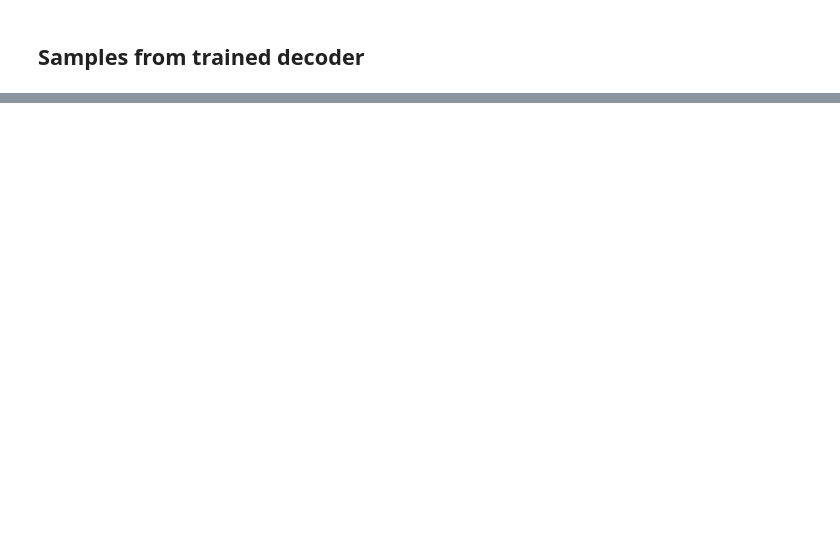
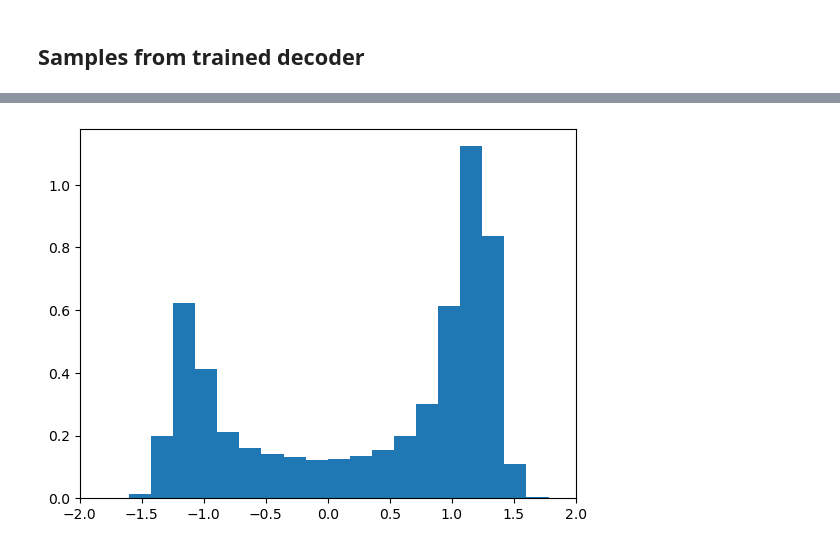
Before and after one commit to elizavetasemenova/PriorCVAE_JAX, a Jupyter notebook: examples/DW_SDE_PriorVAE.ipynb, the cells around one changed output, grey strips where cells are left out. Saved outputs shown, nothing was run; the diff lists cells and outputs as text; code cells hidden in the pictures; blank space fills up the shorter version.

```diff
--- a/examples/DW_SDE_PriorVAE.ipynb
+++ b/examples/DW_SDE_PriorVAE.ipynb
@@ -141,7 +171,15 @@ key = jax.random.PRNGKey(rnd.randint(0, 9999))
 rng, z_rng, init_rng = jax.random.split(key, 3)
 z = jax.random.normal(z_rng, (2000, latent_dim))
 
-decoder = MLPDecoder(hidden_dim, out_dim)
-out = decoder.apply({'params': decoder_params}, z)
+if decoder_twoheads:
+    decoder = MLPDecoderTwoHeads(hidden_dim, out_dim, activation_fn)
+    out_m, out_log_S = decoder.apply({'params': decoder_params}, z)
+    # sampling
+    out_std = jnp.exp(0.5 * out_log_S)
+    eps = jax.random.normal(rng, out_std.shape)
+    out = out_m + eps * out_std
+else:
+    decoder = MLPDecoder(hidden_dim, out_dim, activation_fn)
+    out = decoder.apply({'params': decoder_params}, z)
 # %%
 out.shape
@@ -148,5 +188,8 @@ out.shape
 # %%
 plt.hist(out.reshape(-1), bins=20, density=True)
+plt.xlim([-2, 2])
 plt.show()
+# %% [output]
+[figure, added]
 # %%
 plt.hist(sample_y_train.reshape(-1), bins=20, density=True)
```
Also changed, not shown: parts of 7 cells of this notebook, 1 other file.
